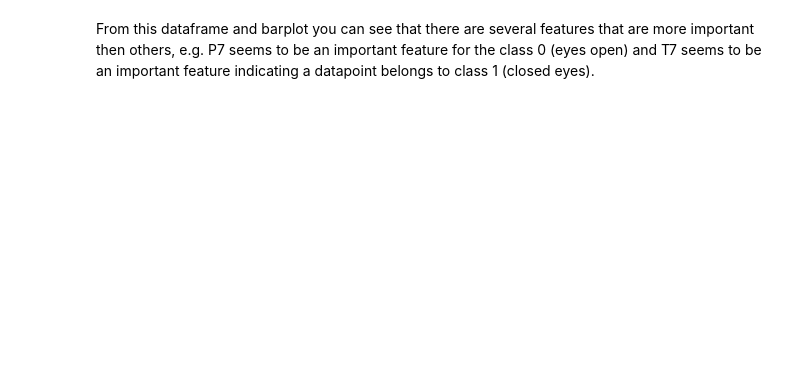
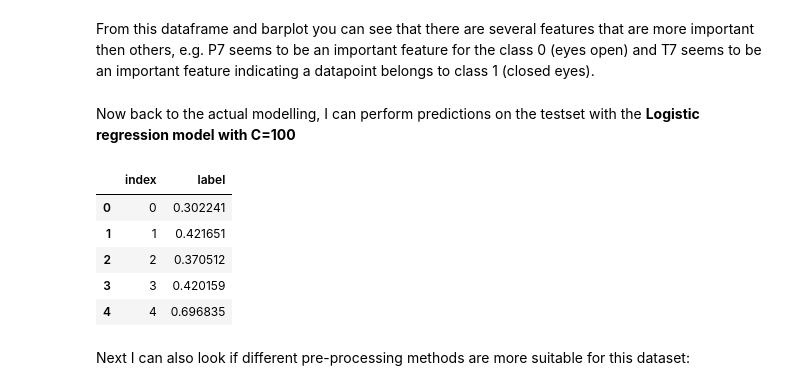
Before and after one commit to SarahGoddaer/Machine_Learning_course_UGent_D012554_kaggle, a Jupyter notebook: Second_try.ipynb, the cells around one changed output. Drawn from its saved outputs; the diff is of its cells as text; code cells hidden in the pictures; blank space fills up the shorter version.

```diff
--- a/Second_try.ipynb
+++ b/Second_try.ipynb
@@ -151,3 +153,17 @@ plt.show()
 From this dataframe and barplot you can see that there are several features that are more important then others,
 e.g. P7 seems to be an important feature for the class 0 (eyes open) and
 T7 seems to be an important feature indicating a datapoint belongs to class 1 (closed eyes).
+# %% [markdown]
+Now back to the actual modelling, I can perform predictions on the testset with the **Logistic regression model with C=100**
+# %%
+predictions = model.predict_proba(test_features)[:,1]
+# %%
+sample_submission = pd.DataFrame({'index': testset['index'], 'label': predictions})
+sample_submission.head()
+# %% [output]
+|  | index | label |
+| 0 | 0 | 0.302241 |
+| 1 | 1 | 0.421651 |
+| 2 | 2 | 0.370512 |
+| 3 | 3 | 0.420159 |
+| 4 | 4 | 0.696835 |
@@ -153,0 +173,2 @@ T7 seems to be an important feature indicating a datapoint belongs to class 1 (c
+# %% [markdown]
+Next I can also look if different pre-processing methods are more suitable for this dataset:
```
Also changed, not shown: parts of 11 cells of this notebook.
